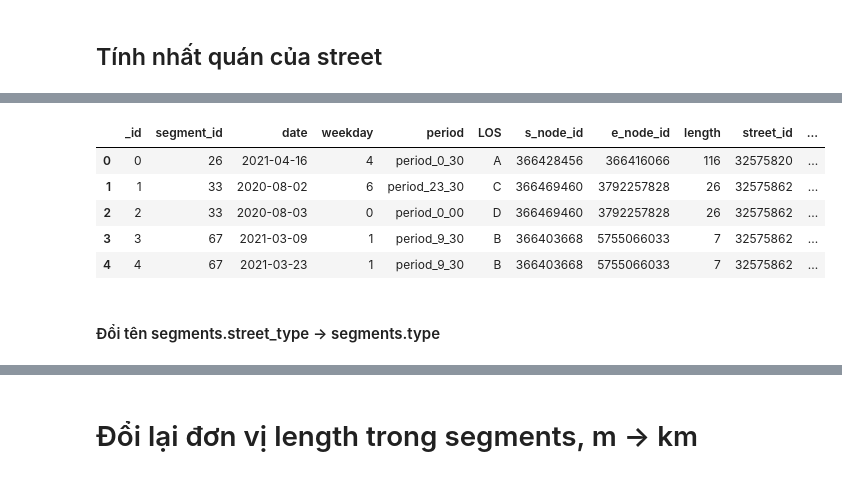
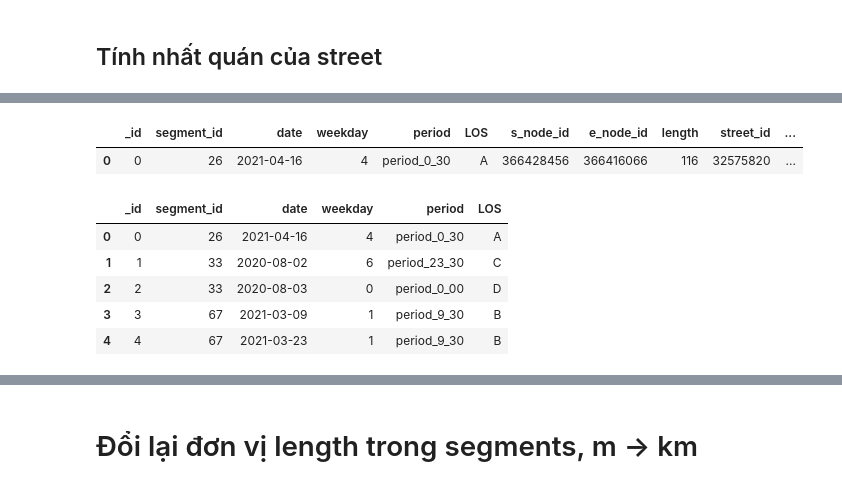
Before and after one commit to An-Sadek/HCM_IOT_GNN, a Jupyter notebook: preprocess/exploration.ipynb, the cells around one changed output, grey strips where cells are left out. Cells and saved outputs as stored; diff of their text form; code cells hidden in the pictures.

```diff
--- a/preprocess/exploration.ipynb
+++ b/preprocess/exploration.ipynb
@@ -217,5 +241,5 @@ dtype: int64
 # %%
-segments_df["max_velocity"] = segments_df["max_velocity"].fillna(-1)
+segments_df["max_velocity"] = segments_df["max_velocity"].fillna(40)
 # %%
 segments_df["street_name"] = segments_df["street_name"].fillna("None")
 # %%
@@ -274,5 +320,5 @@ dtype: int64
 # %%
-train_df["max_velocity"] = train_df["max_velocity"].fillna(-1)
+train_df["max_velocity"] = train_df["max_velocity"].fillna(40)
 # %%
 train_df["street_name"] = train_df["street_name"].fillna("None")
 # %%
@@ -863,0 +793,17 @@ print(len(streets_df[["level", "max_velocity", "name", "type"]].drop_duplicates(
+# %%
+count = 0
+street_type_segments_conflicts_df = segments_df[["_id", "street_id", "street_type"]].drop_duplicates()
+street_type_segments_conflicts_group = street_type_segments_conflicts_df.groupby("street_id")
+
+for _id, group in street_type_segments_conflicts_group:
+    # Kiểm tra nếu tất cả street_type trong group đều giống nhau thì bỏ qua
+    if group["street_type"].nunique() == 1:
+        continue   # Bỏ qua group không có conflict
+
+    if count == 4:
+        break
+
+    print(f"\n=== ID: {_id} | Conflicts: {len(group)} ===")
+    print(group.to_string(index=False))
+    print("-" * 50)
+    count += 1
@@ -863,0 +839,18 @@ print(len(streets_df[["level", "max_velocity", "name", "type"]].drop_duplicates(
+# %%
+count = 0
+street_name_segments_conflicts_df = segments_df[["_id", "street_id", "street_name"]].drop_duplicates()
+street_name_segments_conflicts_group = street_name_segments_conflicts_df.groupby("street_id")
+
+for _id, group in street_name_segments_conflicts_group:
+    # Kiểm tra nếu tất cả street_type trong group đều giống nhau thì bỏ qua
+    if group["street_name"].nunique() == 1:
+        continue   # Bỏ qua group không có conflict
+
+    if count == 4:
+        break
+
+    group = group.drop_duplicates()
+    print(f"\n=== ID: {_id} | Conflicts: {len(group)} ===")
+    print(group.to_string(index=False))
+    print("-" * 50)
+    count += 1
@@ -920,12 +966,19 @@ for _id, group in conflicts_df.groupby('_id'):
+# %%
+train_df.head(1)
+# %% [output]
+|  | _id | segment_id | date | weekday | period | LOS | s_node_id | e_node_id | length | street_id | ... |
+| 0 | 0 | 26 | 2021-04-16 | 4 | period_0_30 | A | 366428456 | 366416066 | 116 | 32575820 | ... |
 # %%
-train_df = train_df.rename(columns={"street_type": "segment_type"})
+train_df = train_df.drop(columns=[
+    "s_node_id", "e_node_id", "length",
+    "street_id", "max_velocity", "street_level", "street_name", "street_type",
+    "long_snode", "lat_snode", "long_enode", "lat_enode"
+])
 train_df.head()
 # %% [output]
-|  | _id | segment_id | date | weekday | period | LOS | s_node_id | e_node_id | length | street_id | ... |
-| 0 | 0 | 26 | 2021-04-16 | 4 | period_0_30 | A | 366428456 | 366416066 | 116 | 32575820 | ... |
-| 1 | 1 | 33 | 2020-08-02 | 6 | period_23_30 | C | 366469460 | 3792257828 | 26 | 32575862 | ... |
-| 2 | 2 | 33 | 2020-08-03 | 0 | period_0_00 | D | 366469460 | 3792257828 | 26 | 32575862 | ... |
-| 3 | 3 | 67 | 2021-03-09 | 1 | period_9_30 | B | 366403668 | 5755066033 | 7 | 32575862 | ... |
-| 4 | 4 | 67 | 2021-03-23 | 1 | period_9_30 | B | 366403668 | 5755066033 | 7 | 32575862 | ... |
+|  | _id | segment_id | date | weekday | period | LOS |
+| 0 | 0 | 26 | 2021-04-16 | 4 | period_0_30 | A |
+| 1 | 1 | 33 | 2020-08-02 | 6 | period_23_30 | C |
+| 2 | 2 | 33 | 2020-08-03 | 0 | period_0_00 | D |
+| 3 | 3 | 67 | 2021-03-09 | 1 | period_9_30 | B |
+| 4 | 4 | 67 | 2021-03-23 | 1 | period_9_30 | B |
-# %% [markdown]
-#### Đổi tên segments.street_type -> segments.type
```
Also changed, not shown: parts of 193 cells of this notebook, 3 other files.
